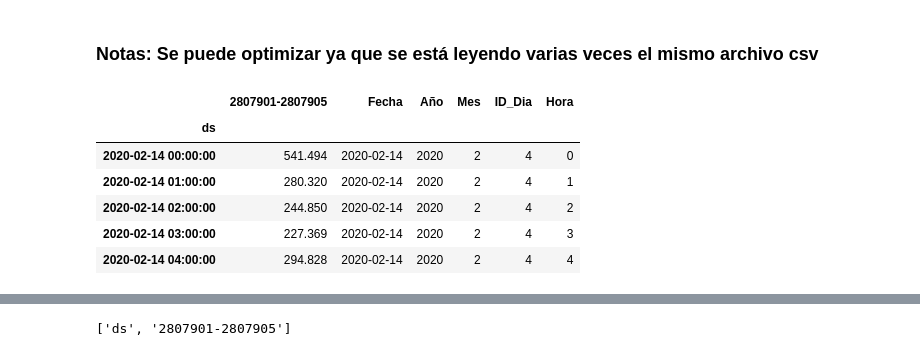
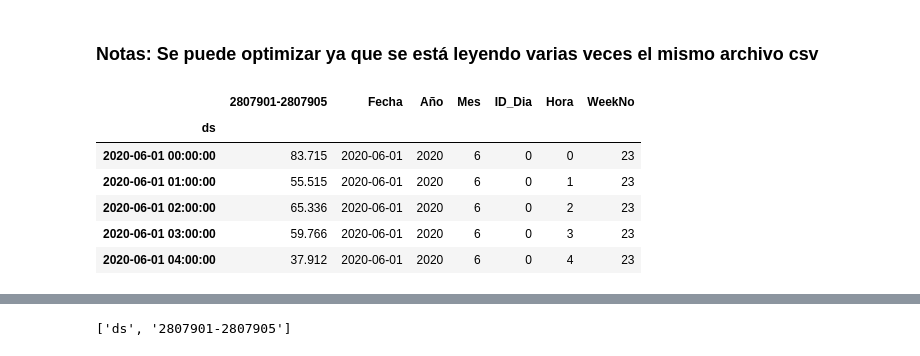
Before and after one commit to Jhonvalencia77/3er_avance, a Jupyter notebook: Patrones2_Trayectos_DiariosJUN_JUL.ipynb, the cells around one changed output, grey strips where cells are left out. Cells and saved outputs as stored; diff of their text form; code cells hidden in the pictures.

```diff
--- a/Patrones2_Trayectos_DiariosJUN_JUL.ipynb
+++ b/Patrones2_Trayectos_DiariosJUN_JUL.ipynb
@@ -95,30 +95,32 @@ def df_origen(origen,destino):
     df_Final['Mes'] = df_Final.index.month
     df_Final['ID_Dia'] = df_Final.index.dayofweek
     df_Final['Hora'] = df_Final.index.hour
+    df_Final['WeekNo'] = df_Final.index.isocalendar().week
 
     df2_Final['Fecha'] = df2_Final.index.date
     df2_Final['Año'] = df2_Final.index.year
     df2_Final['Mes'] = df2_Final.index.month
     df2_Final['ID_Dia'] = df2_Final.index.dayofweek
     df2_Final['Hora'] = df2_Final.index.hour
+    df2_Final['WeekNo'] = df2_Final.index.isocalendar().week
 
     return df, lista, df_Dia, main_lines, df_main_lines, df2, df2_Dia, main_lines2, df_main_lines2, df_Final,df2_Final,listaDst
 # %%
 origen = "2807901"
 destino = "2807905"
 df,lista, df_Dia, main_lines, df_main_lines, df2, df2_Dia, main_lines2, df_main_lines2,df_Final,df2_Final,listaDst = df_origen(origen,destino)
 df_main_lines.head(5)
 df_main_lines2.head(5)
 df_Final.head(5)
-#df2_Final.head(5)
+df2_Final.head(5)
 # %% [output]
-|  | 2807901-2807905 | Fecha | Año | Mes | ID_Dia | Hora |
-| ds |  |  |  |  |  |  |
-| 2020-02-14 00:00:00 | 541.494 | 2020-02-14 | 2020 | 2 | 4 | 0 |
-| 2020-02-14 01:00:00 | 280.320 | 2020-02-14 | 2020 | 2 | 4 | 1 |
-| 2020-02-14 02:00:00 | 244.850 | 2020-02-14 | 2020 | 2 | 4 | 2 |
-| 2020-02-14 03:00:00 | 227.369 | 2020-02-14 | 2020 | 2 | 4 | 3 |
-| 2020-02-14 04:00:00 | 294.828 | 2020-02-14 | 2020 | 2 | 4 | 4 |
+|  | 2807901-2807905 | Fecha | Año | Mes | ID_Dia | Hora | WeekNo |
+| ds |  |  |  |  |  |  |  |
+| 2020-06-01 00:00:00 | 83.715 | 2020-06-01 | 2020 | 6 | 0 | 0 | 23 |
+| 2020-06-01 01:00:00 | 55.515 | 2020-06-01 | 2020 | 6 | 0 | 1 | 23 |
+| 2020-06-01 02:00:00 | 65.336 | 2020-06-01 | 2020 | 6 | 0 | 2 | 23 |
+| 2020-06-01 03:00:00 | 59.766 | 2020-06-01 | 2020 | 6 | 0 | 3 | 23 |
+| 2020-06-01 04:00:00 | 37.912 | 2020-06-01 | 2020 | 6 | 0 | 4 | 23 |
 # %%
 #print(names_1)
 #print(lista)
```
Also changed, not shown: parts of 5 cells of this notebook.
